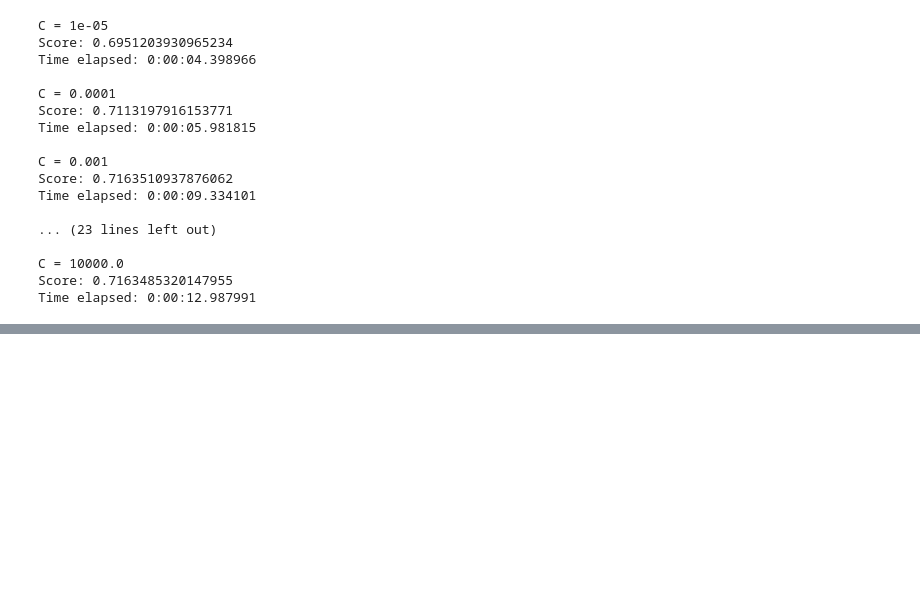
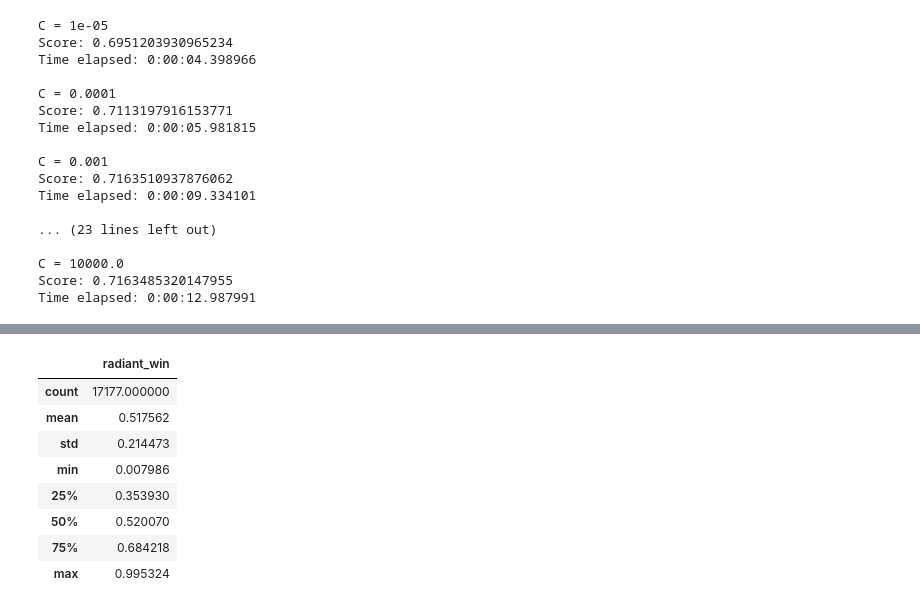
Before and after one commit to matherialist/dota-2-win-probability-prediction, a Jupyter notebook: DOTA.ipynb, the cells around one changed output, grey strips where cells are left out. Drawn from its saved outputs; the diff is of its cells as text; code cells hidden in the pictures; blank space fills up the shorter version.

```diff
--- a/DOTA.ipynb
+++ b/DOTA.ipynb
@@ -155,0 +258,3 @@ Time elapsed: 0:00:12.987991
+# %%
+model = LogisticRegression(C=1.0)
+model.fit(X_train, y_train)
@@ -155,0 +290,15 @@ Time elapsed: 0:00:12.987991
+# %%
+predictions = pd.DataFrame(model.predict_proba(X_test)[:, 1],
+                           index=X_test.index, columns=['radiant_win'])
+# %%
+predictions.describe()
+# %% [output]
+|  | radiant_win |
+| count | 17177.000000 |
+| mean | 0.517562 |
+| std | 0.214473 |
+| min | 0.007986 |
+| 25% | 0.353930 |
+| 50% | 0.520070 |
+| 75% | 0.684218 |
+| max | 0.995324 |
```
Also changed, not shown: parts of 17 cells of this notebook.
